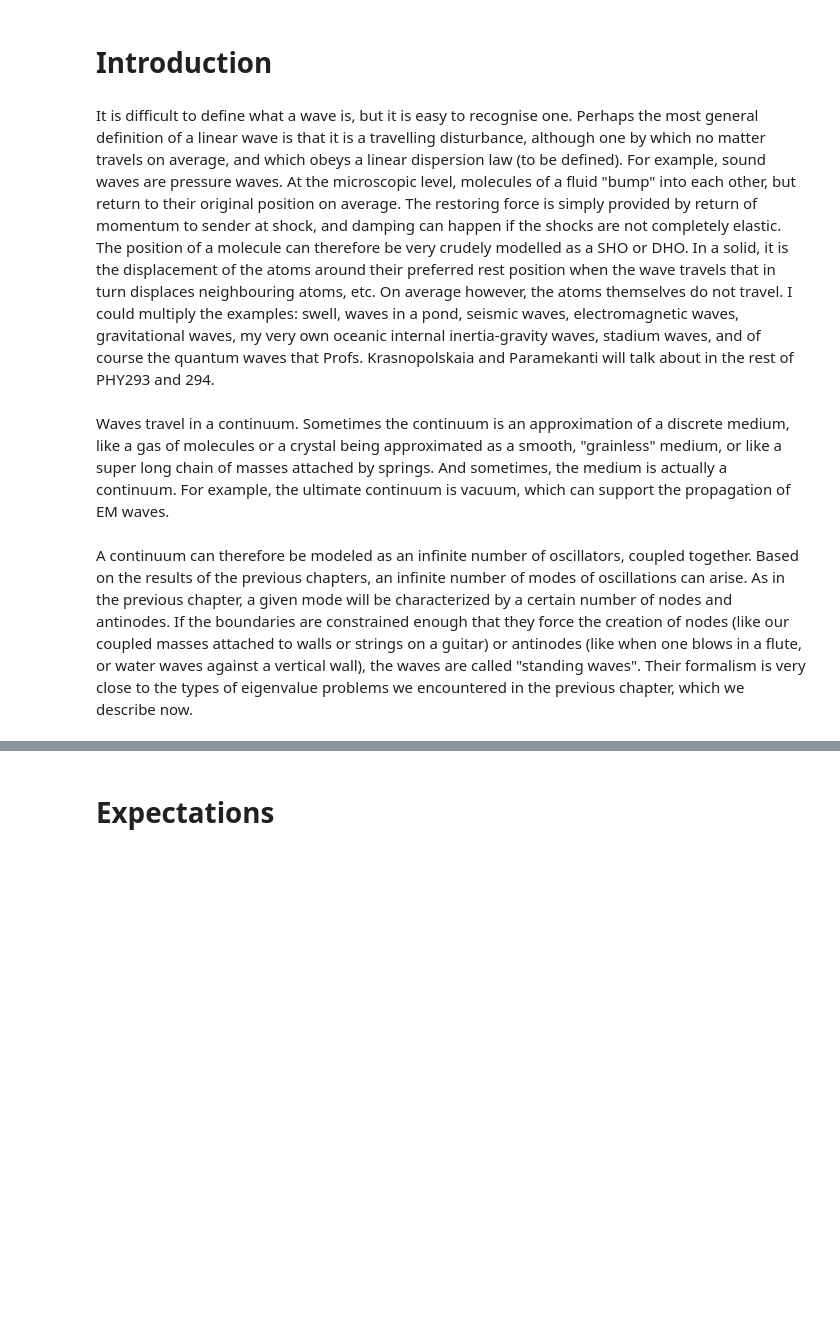
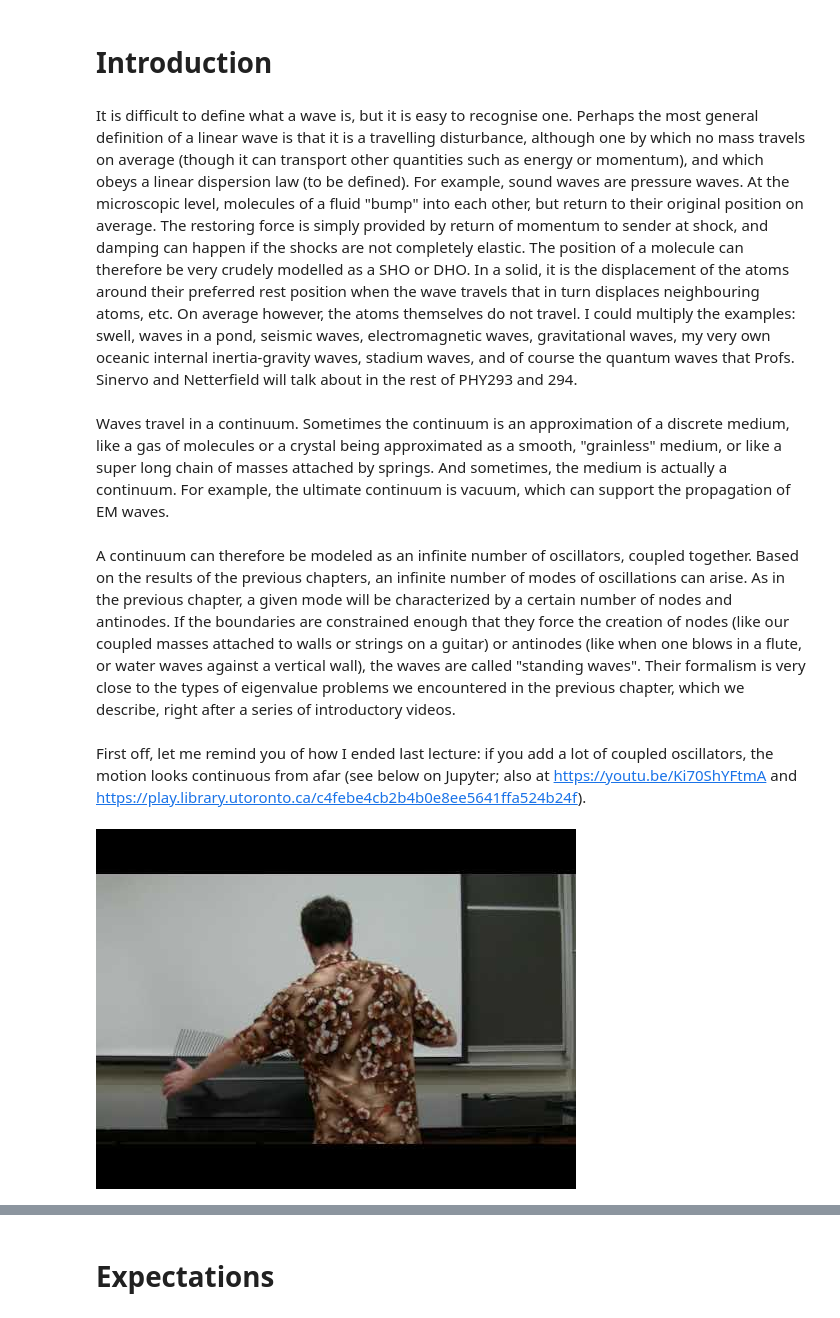
Before and after one commit to PHY293-Grisouard/Chapters-2020, a Jupyter notebook: C05 - Standing Waves/C05-StandingWaves.ipynb, the cells around one changed output, grey strips where cells are left out. Cells and saved outputs as stored; diff of their text form; code cells hidden in the pictures; blank space fills up the shorter version.

```diff
--- a/C05 - Standing Waves/C05-StandingWaves.ipynb
+++ b/C05 - Standing Waves/C05-StandingWaves.ipynb
@@ -72,14 +72,14 @@ $\newcommand{\stirling}[2]{\genfrac{[}{]}{0pt}{}{#1}{#2}}$
 # Introduction
 # %% [markdown]
 It is difficult to define what a wave is, but it is easy to recognise one.
-Perhaps the most general definition of a linear wave is that it is a travelling disturbance, although one by which no matter travels on average, and which obeys a linear dispersion law (to be defined).
+Perhaps the most general definition of a linear wave is that it is a travelling disturbance, although one by which no mass travels on average (though it can transport other quantities such as energy or momentum), and which obeys a linear dispersion law (to be defined).
 For example, sound waves are pressure waves.
 At the microscopic level, molecules of a fluid "bump" into each other, but return to their original position on average.
 The restoring force is simply provided by return of momentum to sender at shock, and damping can happen if the shocks are not completely elastic.
 The position of a molecule can therefore be very crudely modelled as a SHO or DHO.
 In a solid, it is the displacement of the atoms around their preferred rest position when the wave travels that in turn displaces neighbouring atoms, etc.
 On average however, the atoms themselves do not travel.
-I could multiply the examples: swell, waves in a pond, seismic waves, electromagnetic waves, gravitational waves, my very own oceanic internal inertia-gravity waves, stadium waves, and of course the quantum waves that Profs. Krasnopolskaia and Paramekanti will talk about in the rest of PHY293 and 294.
+I could multiply the examples: swell, waves in a pond, seismic waves, electromagnetic waves, gravitational waves, my very own oceanic internal inertia-gravity waves, stadium waves, and of course the quantum waves that Profs. Sinervo and Netterfield will talk about in the rest of PHY293 and 294.
 # %% [markdown]
 Waves travel in a continuum.
 Sometimes the continuum is an approximation of a discrete medium, like a gas of molecules or a crystal being approximated as a smooth, "grainless" medium, or like a super long chain of masses attached by springs.
@@ -90,4 +90,11 @@ A continuum can therefore be modeled as an infinite number of oscillators, coupl
 Based on the results of the previous chapters, an infinite number of modes of oscillations can arise.
 As in the previous chapter, a given mode will be characterized by a certain number of nodes and antinodes.
 If the boundaries are constrained enough that they force the creation of nodes (like our coupled masses attached to walls or strings on a guitar) or antinodes (like when one blows in a flute, or water waves against a vertical wall), the waves are called "standing waves".
-Their formalism is very close to the types of eigenvalue problems we encountered in the previous chapter, which we describe now.
+Their formalism is very close to the types of eigenvalue problems we encountered in the previous chapter, which we describe, right after a series of introductory videos.
+# %% [markdown]
+First off, let me remind you of how I ended last lecture: if you add a lot of coupled oscillators, the motion looks continuous from afar (see below on Jupyter; also at https://youtu.be/Ki70ShYFtmA  and https://play.library.utoronto.ca/c4febe4cb2b4b0e8ee5641ffa524b24f).
+# %%
+from IPython.display import HTML, YouTubeVideo
+YouTubeVideo('Ki70ShYFtmA', width=560, height=315)
+# %% [output]
+[figure, added]
```
Also changed, not shown: parts of 46 cells of this notebook, 3 other files.
